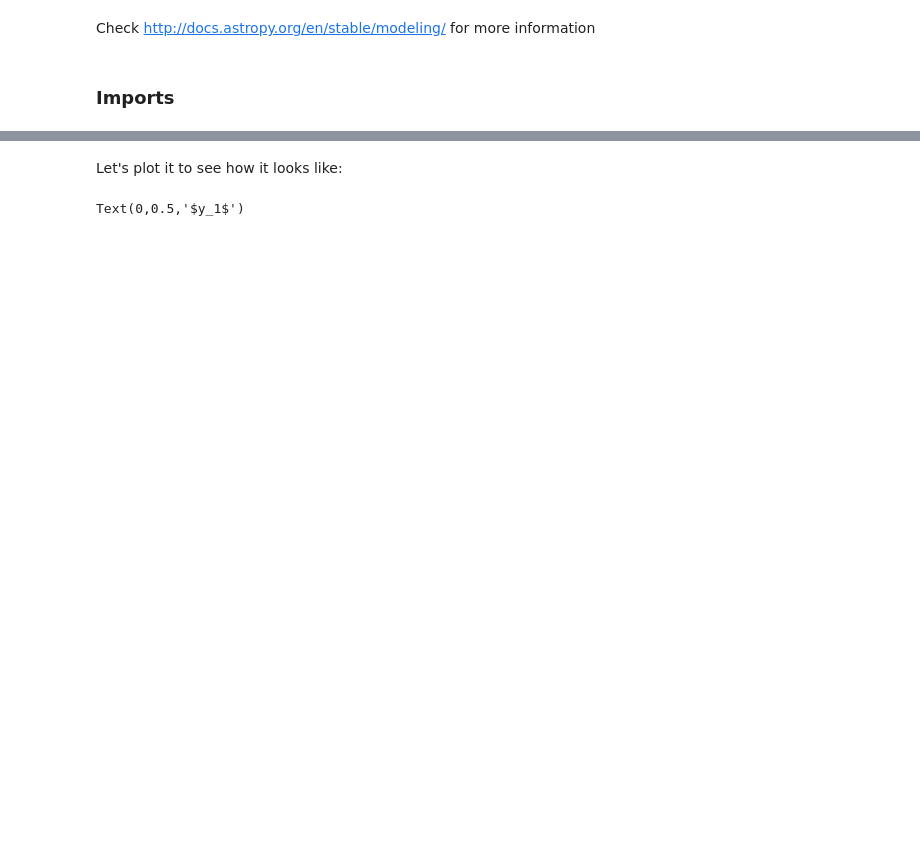
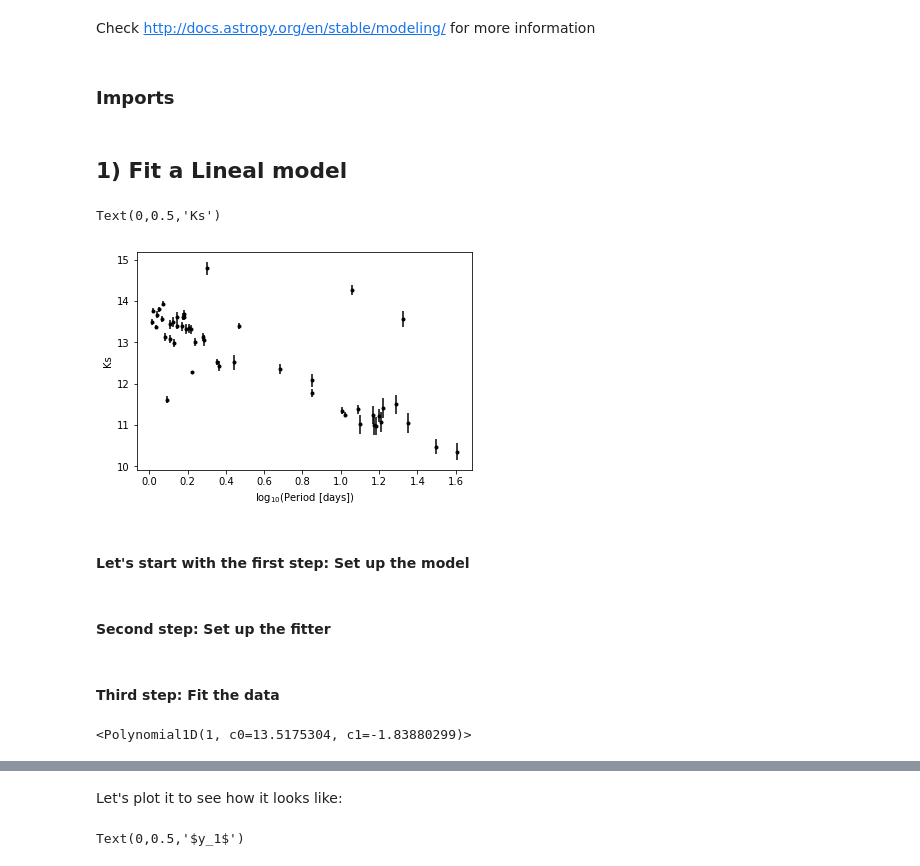
Before and after one commit to rkiman/Tutorials, a Jupyter notebook: Models-Quick-Fit/Models-Quick-Fit.ipynb, the cells around one changed output, grey strips where cells are left out. Drawn from its saved outputs; the diff is of its cells as text; code cells hidden in the pictures; blank space fills up the shorter version.

```diff
--- a/Models-Quick-Fit/Models-Quick-Fit.ipynb
+++ b/Models-Quick-Fit/Models-Quick-Fit.ipynb
@@ -40,2 +41,20 @@ from astropy.modeling import models, fitting
 # Make plots display in notebooks
 %matplotlib inline
+# %% [markdown]
+## 1) Fit a Lineal model
+# %%
+catalog = Vizier.get_catalogs('J/A+A/605/A100')
+# %%
+period = np.array(catalog[0]['Period'])
+log_period = np.log10(period)
+k_mag = np.array(catalog[0]['__Ksmag_'])
+k_mag_err = np.array(catalog[0]['e__Ksmag_'])
+# %%
+plt.errorbar(log_period,k_mag,k_mag_err,fmt='k.')
+plt.xlabel(r'$\log_{10}$(Period [days])')
+plt.ylabel('Ks')
+# %% [output]
+Text(0,0.5,'Ks')
+[figure, added]
+# %% [markdown]
+#### Let's start with the first step: Set up the model
@@ -41,0 +63,2 @@ from astropy.modeling import models, fitting
+# %% [markdown]
+#### Second step: Set up the fitter
@@ -41,0 +67,2 @@ from astropy.modeling import models, fitting
+# %% [markdown]
+#### Third step: Fit the data
@@ -41,0 +71,4 @@ from astropy.modeling import models, fitting
+# %%
+best_fit
+# %% [output]
+<Polynomial1D(1, c0=13.5175304, c1=-1.83880299)>
```
Also changed, not shown: parts of 42 cells of this notebook.
